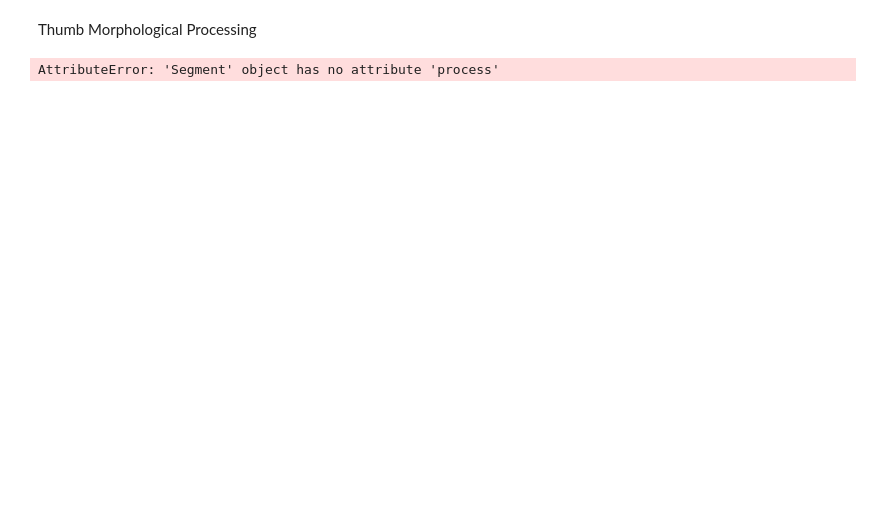
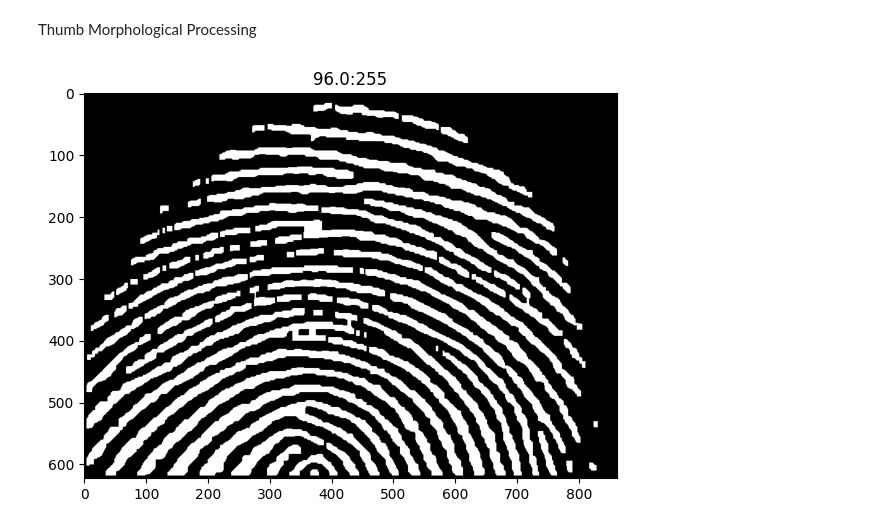
Before and after one commit to Mikerive/Color-Space, a Jupyter notebook: Morphological_Processing.ipynb, the cells around one changed output. Cells and saved outputs as stored; diff of their text form; code cells hidden in the pictures; blank space fills up the shorter version.

```diff
--- a/Morphological_Processing.ipynb
+++ b/Morphological_Processing.ipynb
@@ -271,7 +285,7 @@ Thumb Morphological Processing
 #                     [0, 0, 0, 1, 1, 1, 0, 0, 0],
 #                     [0, 0, 0, 1, 1, 1, 0, 0, 0]])
 
-# folder_name = 'thumb/'
+folder_name = 'thumb/'
 
 # hclosing, hclosing_path = ImageProcessor('Image/Thumb_Print.png', folder_name, 'hClosed').process(Erosion(), hkernel)
 # hclosing, hclosing_path = ImageProcessor(hclosing_path, folder_name, 'hClosed').process(Dilation(), hkernel)
@@ -285,6 +299,6 @@ Thumb Morphological Processing
 # vopening, vopening_path = ImageProcessor(vclosing_path, folder_name, 'vOpenned').process(Dilation(), vkernel)
 # vopening, vopening_path = ImageProcessor(vopening_path, folder_name, 'vOpenned').process(Erosion(), vkernel)
 # %%
-binary, binary_path = Segment('Image/thumb/vOpenned_Erosion.png', folder_name, 'binary_threshold').process(Adaptive_Global(100))
+binary, binary_path = Segment('Image/thumb/vOpenned_Erosion.png', folder_name, 'binary_threshold').process(Adaptive_Global_Threshold())
 # %% [output]
-AttributeError: 'Segment' object has no attribute 'process'
+[figure, added]
```
Also changed, not shown: parts of 6 cells of this notebook, 8 other files.
